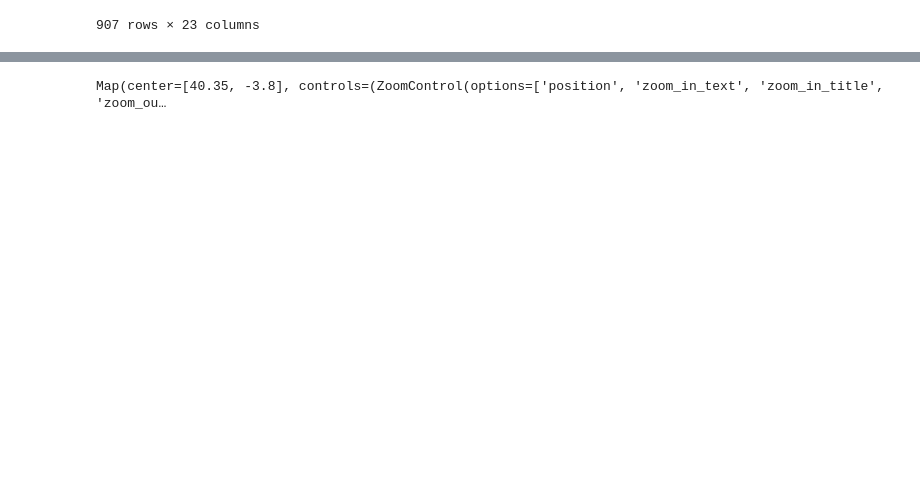
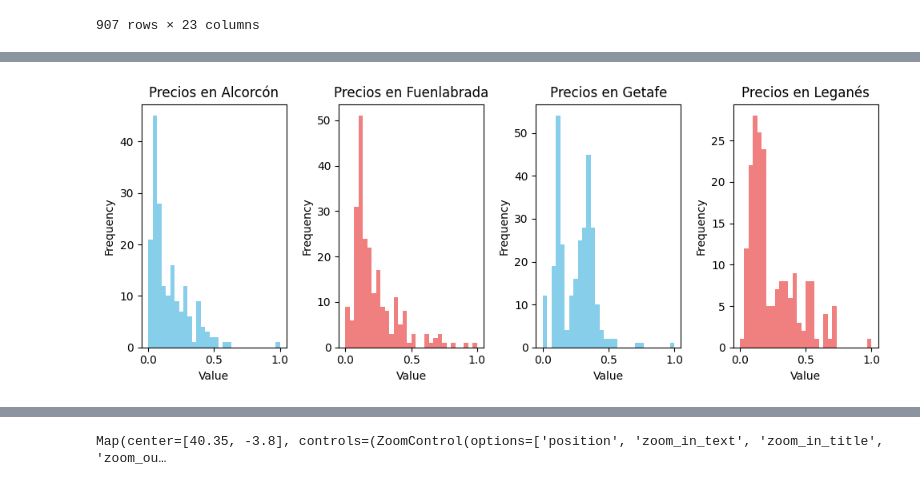
Before and after one commit to Isacondobled/pre_work, a Jupyter notebook: notebooks/01_analysis.ipynb, the cells around one changed output, grey strips where cells are left out. Saved outputs shown, nothing was run; the diff lists cells and outputs as text; code cells hidden in the pictures; blank space fills up the shorter version.

```diff
--- a/notebooks/01_analysis.ipynb
+++ b/notebooks/01_analysis.ipynb
@@ -302,0 +391,42 @@ Execute the following cell, and then start coding in the next one. You must impl
+# %%
+from sklearn.preprocessing import MinMaxScaler
+
+scaler = MinMaxScaler()
+
+alc_price = new_df[new_df["level5"]=="Alcorcón"][["price"]]
+fue_price = new_df[new_df["level5"]=="Fuenlabrada"][["price"]]
+get_price = new_df[new_df["level5"]=="Getafe"][["price"]]
+leg_price = new_df[new_df["level5"]=="Leganés"][["price"]]
+
+n_alc_price = scaler.fit_transform(alc_price)
+n_fue_price = scaler.fit_transform(fue_price)
+n_get_price = scaler.fit_transform(get_price)
+n_leg_price = scaler.fit_transform(leg_price)
+
+
+fig, axes = plt.subplots(1, 4, figsize=(10, 4))
+
+axes[0].hist(n_alc_price, bins=30, color='skyblue')
+axes[0].set_title('Precios en Alcorcón')
+axes[0].set_xlabel('Value')
+axes[0].set_ylabel('Frequency')
+
+axes[1].hist(n_fue_price, bins=30, color='lightcoral')
+axes[1].set_title('Precios en Fuenlabrada')
+axes[1].set_xlabel('Value')
+axes[1].set_ylabel('Frequency')
+
+axes[2].hist(n_get_price, bins=30, color='skyblue')
+axes[2].set_title('Precios en Getafe')
+axes[2].set_xlabel('Value')
+axes[2].set_ylabel('Frequency')
+
+axes[3].hist(n_leg_price, bins=30, color='lightcoral')
+axes[3].set_title('Precios en Leganés')
+axes[3].set_xlabel('Value')
+axes[3].set_ylabel('Frequency')
+
+plt.tight_layout()
+plt.show()
+# %% [output]
+[figure, added]
```
Also changed, not shown: parts of 32 cells of this notebook.
